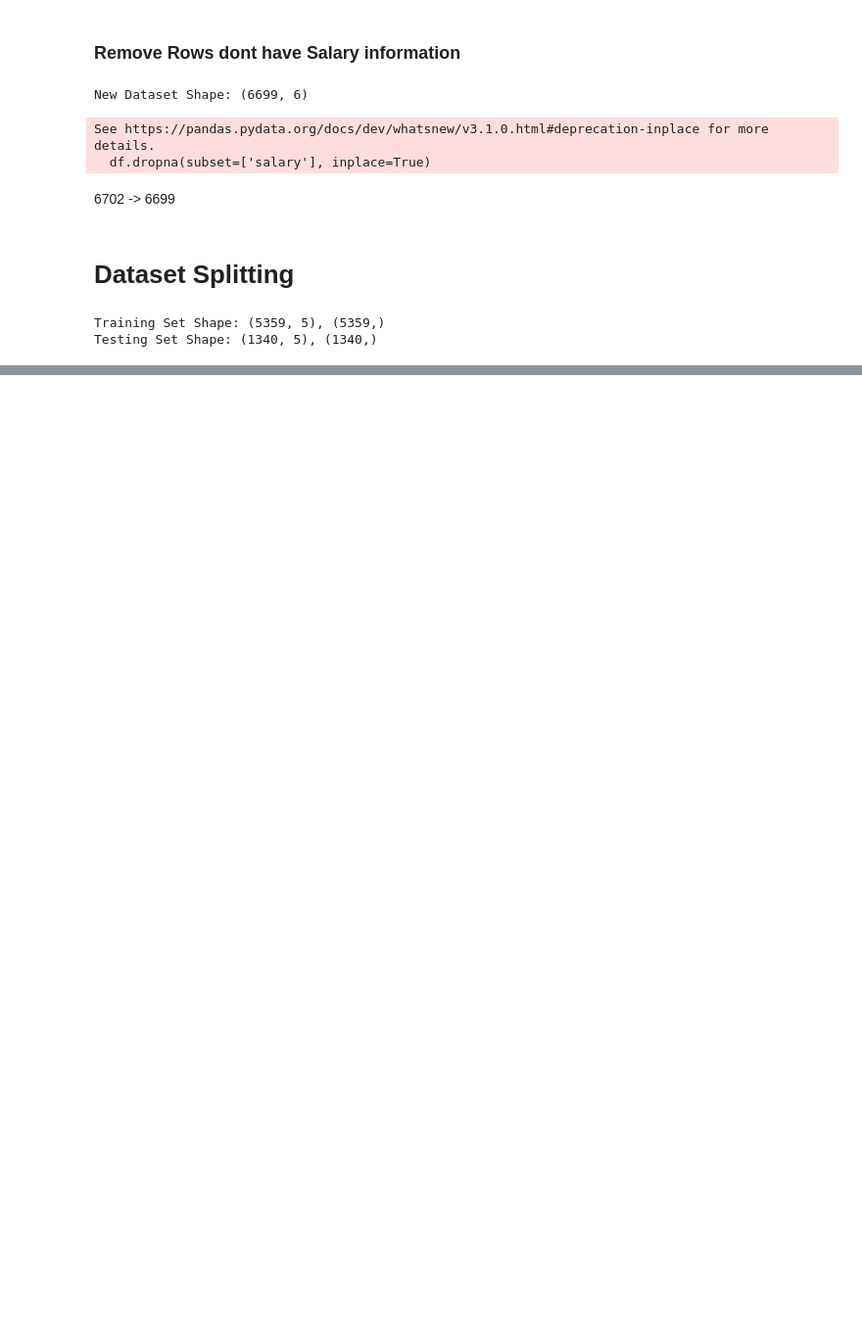
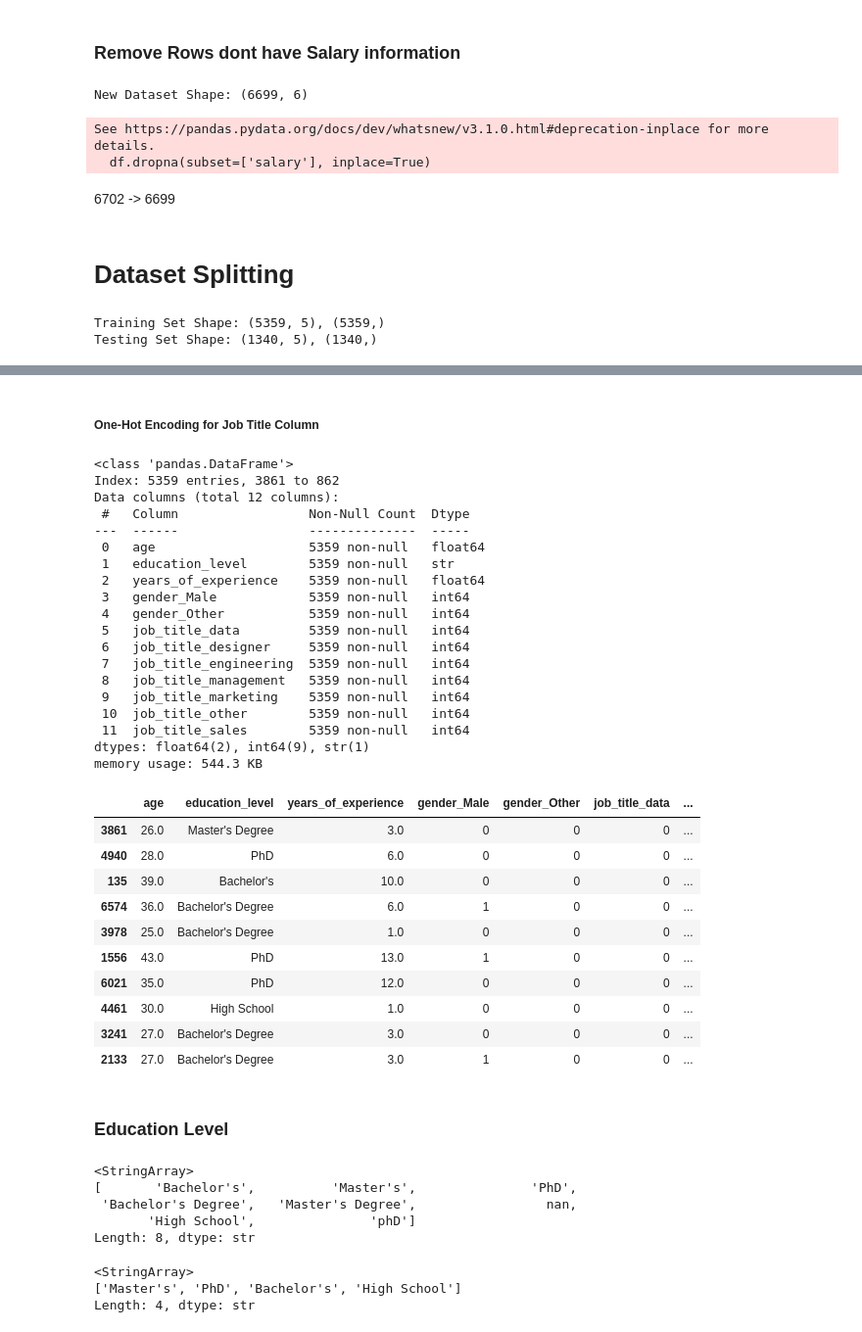
Before and after one commit to mustafagurbuz06/03.11.2026-class, a Jupyter notebook: main.ipynb, the cells around one changed output, grey strips where cells are left out. Shown at 98% size. Saved outputs shown, nothing was run; the diff lists cells and outputs as text; code cells hidden in the pictures; blank space fills up the shorter version.

```diff
--- a/main.ipynb
+++ b/main.ipynb
@@ -376,0 +469,5 @@ Testing Set Shape: (1340, 5), (1340,)
+# %%
+for column in categorical_columns:
+    X_train[column] = X_train[column].apply(
+        lambda x: x.strip() if isinstance(x, str) else x
+    )
@@ -376,0 +482,2 @@ Testing Set Shape: (1340, 5), (1340,)
+# %%
+X_train = pd.get_dummies(X_train, columns=['gender'], drop_first=True, dtype=int)
@@ -376,0 +527,6 @@ Testing Set Shape: (1340, 5), (1340,)
+# %%
+job_titles = df['job_title'].unique()
+
+for title in job_titles:
+    print(f"\n--- {title} ---")
+    print(df[df['job_title'] == title]['job_title'].value_counts())
@@ -376,0 +693,58 @@ Testing Set Shape: (1340, 5), (1340,)
+# %% [markdown]
+##### One-Hot Encoding for Job Title Column
+# %%
+X_train = pd.get_dummies(X_train, columns=['job_title'], drop_first=True, dtype=int)
+# %%
+X_train.info()
+X_train.head(10)
+# %% [output]
+<class 'pandas.DataFrame'>
+Index: 5359 entries, 3861 to 862
+Data columns (total 12 columns):
+ #   Column                 Non-Null Count  Dtype
+---  ------                 --------------  -----
+ 0   age                    5359 non-null   float64
+ 1   education_level        5359 non-null   str
+ 2   years_of_experience    5359 non-null   float64
+ 3   gender_Male            5359 non-null   int64
+ 4   gender_Other           5359 non-null   int64
+ 5   job_title_data         5359 non-null   int64
+ 6   job_title_designer     5359 non-null   int64
+ 7   job_title_engineering  5359 non-null   int64
+ 8   job_title_management   5359 non-null   int64
+ 9   job_title_marketing    5359 non-null   int64
+ 10  job_title_other        5359 non-null   int64
+ 11  job_title_sales        5359 non-null   int64
+dtypes: float64(2), int64(9), str(1)
+memory usage: 544.3 KB
+|  | age | education_level | years_of_experience | gender_Male | gender_Other | job_title_data | ... |
+| 3861 | 26.0 | Master's Degree | 3.0 | 0 | 0 | 0 | ... |
+| 4940 | 28.0 | PhD | 6.0 | 0 | 0 | 0 | ... |
+| 135 | 39.0 | Bachelor's | 10.0 | 0 | 0 | 0 | ... |
+| 6574 | 36.0 | Bachelor's Degree | 6.0 | 1 | 0 | 0 | ... |
+| 3978 | 25.0 | Bachelor's Degree | 1.0 | 0 | 0 | 0 | ... |
+| 1556 | 43.0 | PhD | 13.0 | 1 | 0 | 0 | ... |
+| 6021 | 35.0 | PhD | 12.0 | 0 | 0 | 0 | ... |
+| 4461 | 30.0 | High School | 1.0 | 0 | 0 | 0 | ... |
+| 3241 | 27.0 | Bachelor's Degree | 3.0 | 0 | 0 | 0 | ... |
+| 2133 | 27.0 | Bachelor's Degree | 3.0 | 1 | 0 | 0 | ... |
+# %% [markdown]
+### Education Level
+# %%
+df.education_level.unique()
+# %% [output]
+<StringArray>
+[       'Bachelor's',          'Master's',               'PhD',
+ 'Bachelor's Degree',   'Master's Degree',                 nan,
+       'High School',               'phD']
+Length: 8, dtype: str
+# %%
+X_train.replace({ "Bachelor's Degree": "Bachelor's" }, inplace=True)
+X_train.replace({ "Master's Degree": "Master's" }, inplace=True)
+X_train.replace({ "phD": "PhD" }, inplace=True)
+
+print(X_train.education_level.unique())
+# %% [output]
+<StringArray>
+['Master's', 'PhD', 'Bachelor's', 'High School']
+Length: 4, dtype: str
```
Also changed, not shown: parts of 21 cells of this notebook.
